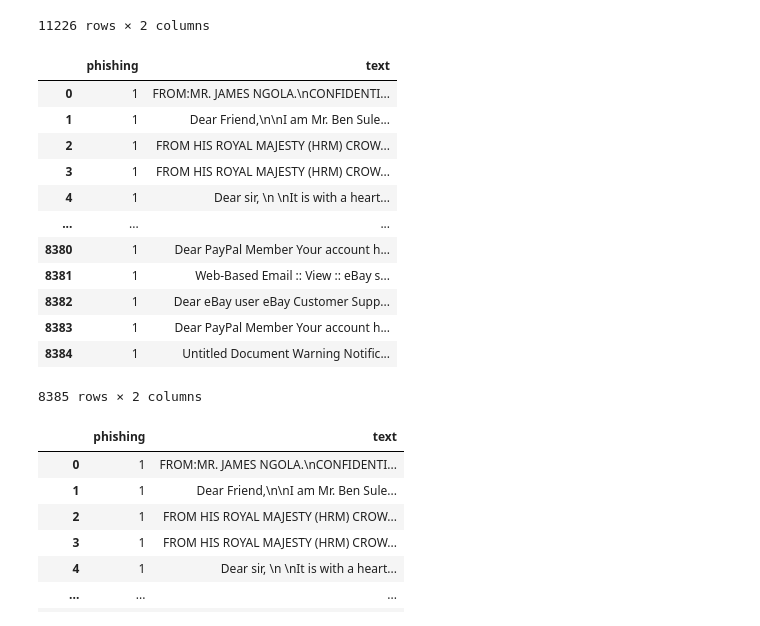
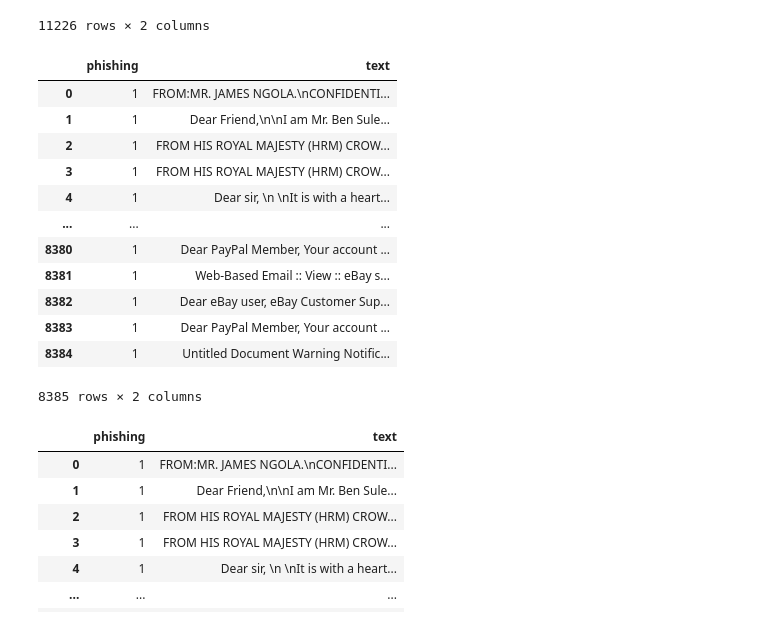
Before and after one commit to AdbulrhmanEldeeb/phishing_emails_detection, a Jupyter notebook: phishing-emails.ipynb, the cells around one changed output. Cells and saved outputs as stored; diff of their text form; code cells hidden in the pictures.

```diff
--- a/phishing-emails.ipynb
+++ b/phishing-emails.ipynb
@@ -596,21 +594,21 @@ ham_df
 11226 rows × 2 columns
 # %%
 ## making a dataframe from phishing data
-all_phishing_data=phishing_messages_1+phishing_messages_3+cleaned_phishing_nazario_messages_text_2
+all_phishing_data=phishing_messages_1+phishing_messages_3+cleaned_phishing_nazario_messages_text_1
 phishing_df=pd.DataFrame({'phishing':[1]*len(all_phishing_data),'text':all_phishing_data})
 phishing_df
 # %% [output]
 |  | phishing | text |
 | 0 | 1 | FROM:MR. JAMES NGOLA.\nCONFIDENTI... |
 | 1 | 1 | Dear Friend,\n\nI am Mr. Ben Sule... |
 | 2 | 1 | FROM HIS ROYAL MAJESTY (HRM) CROW... |
 | 3 | 1 | FROM HIS ROYAL MAJESTY (HRM) CROW... |
 | 4 | 1 | Dear sir, \n \nIt is with a heart... |
 | ... | ... | ... |
-| 8380 | 1 | Dear PayPal Member Your account h... |
+| 8380 | 1 | Dear PayPal Member, Your account ... |
 | 8381 | 1 | Web-Based Email :: View :: eBay s... |
-| 8382 | 1 | Dear eBay user eBay Customer Supp... |
-| 8383 | 1 | Dear PayPal Member Your account h... |
+| 8382 | 1 | Dear eBay user, eBay Customer Sup... |
+| 8383 | 1 | Dear PayPal Member, Your account ... |
 | 8384 | 1 | Untitled Document Warning Notific... |
 8385 rows × 2 columns
 # %%
```
Also changed, not shown: parts of 125 cells of this notebook.
